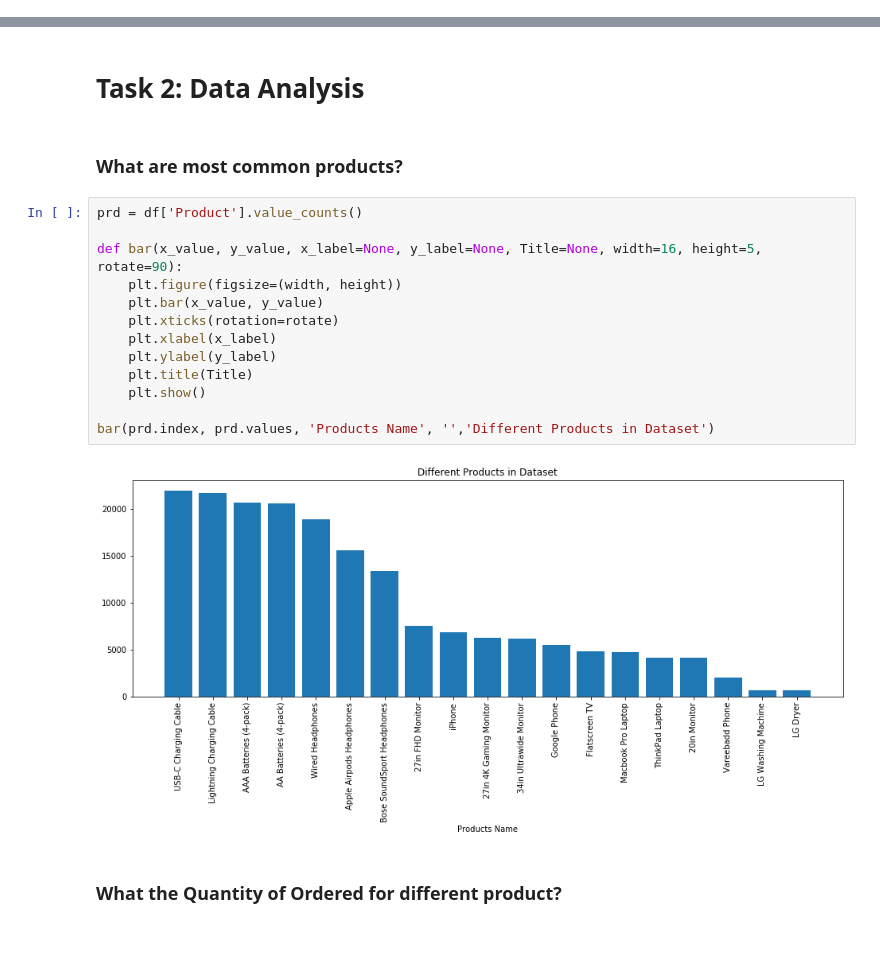
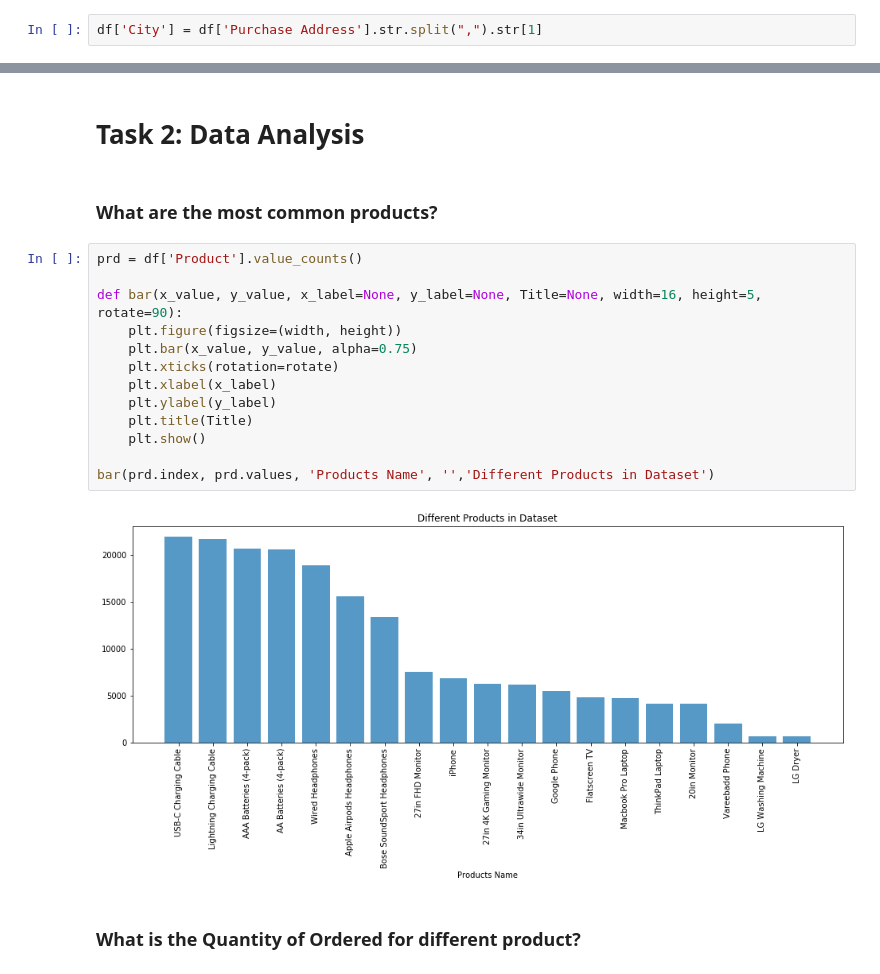
Before and after one commit to Dhiranjan/SalesDataAnalysis, a Jupyter notebook: Sales Data Analysis.ipynb, the cells around one changed output, grey strips where cells are left out. Cells and saved outputs as stored; diff of their text form; blank space fills up the shorter version.

```diff
--- a/Sales Data Analysis.ipynb
+++ b/Sales Data Analysis.ipynb
@@ -129,6 +125,8 @@ df['Year'] = df['Order Date'].dt.year
 df['Sales'] = df['Quantity Ordered'] * df['Price Each']
 # %%
 df['State'] = df['Purchase Address'].str[-8:-5]
+# %%
+df['City'] = df['Purchase Address'].str.split(",").str[1]
 # %%
 df.head()
 # %% [output]
@@ -141,24 +139,24 @@ df.head()
 # %% [markdown]
 # Task 2: Data Analysis
 # %% [markdown]
-### What are most common products?
+### What are the most common products?
 # %%
 prd = df['Product'].value_counts()
 
 def bar(x_value, y_value, x_label=None, y_label=None, Title=None, width=16, height=5, rotate=90):
     plt.figure(figsize=(width, height))
-    plt.bar(x_value, y_value)
+    plt.bar(x_value, y_value, alpha=0.75)
     plt.xticks(rotation=rotate)
     plt.xlabel(x_label)
     plt.ylabel(y_label)
     plt.title(Title)
     plt.show()
 
 bar(prd.index, prd.values, 'Products Name', '','Different Products in Dataset')
 # %% [output]
-[figure, old version]
+[figure, new version]
 # %% [markdown]
-### What the Quantity of Ordered for different product?
+### What is the Quantity of Ordered for different product?
 # %%
 order = df.groupby('Product')['Quantity Ordered'].sum().sort_values(ascending=False)
 
```
Also changed, not shown: parts of 11 cells of this notebook.
